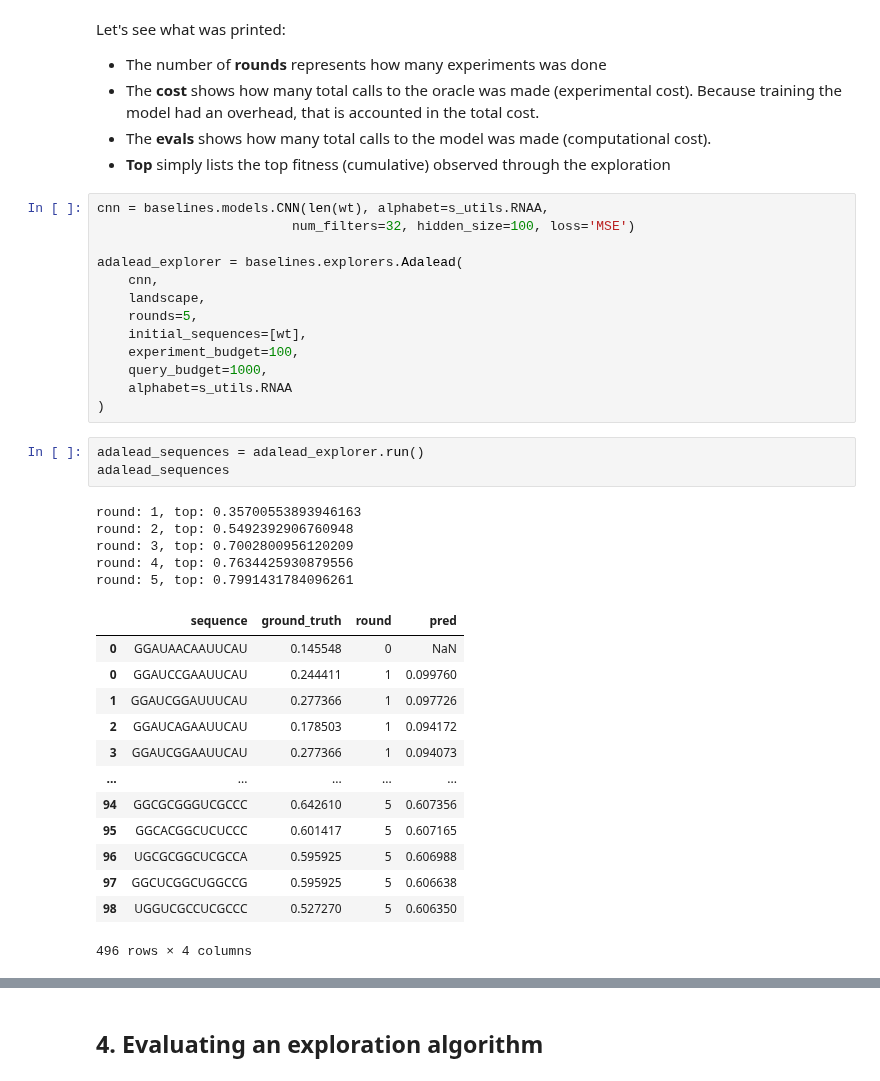
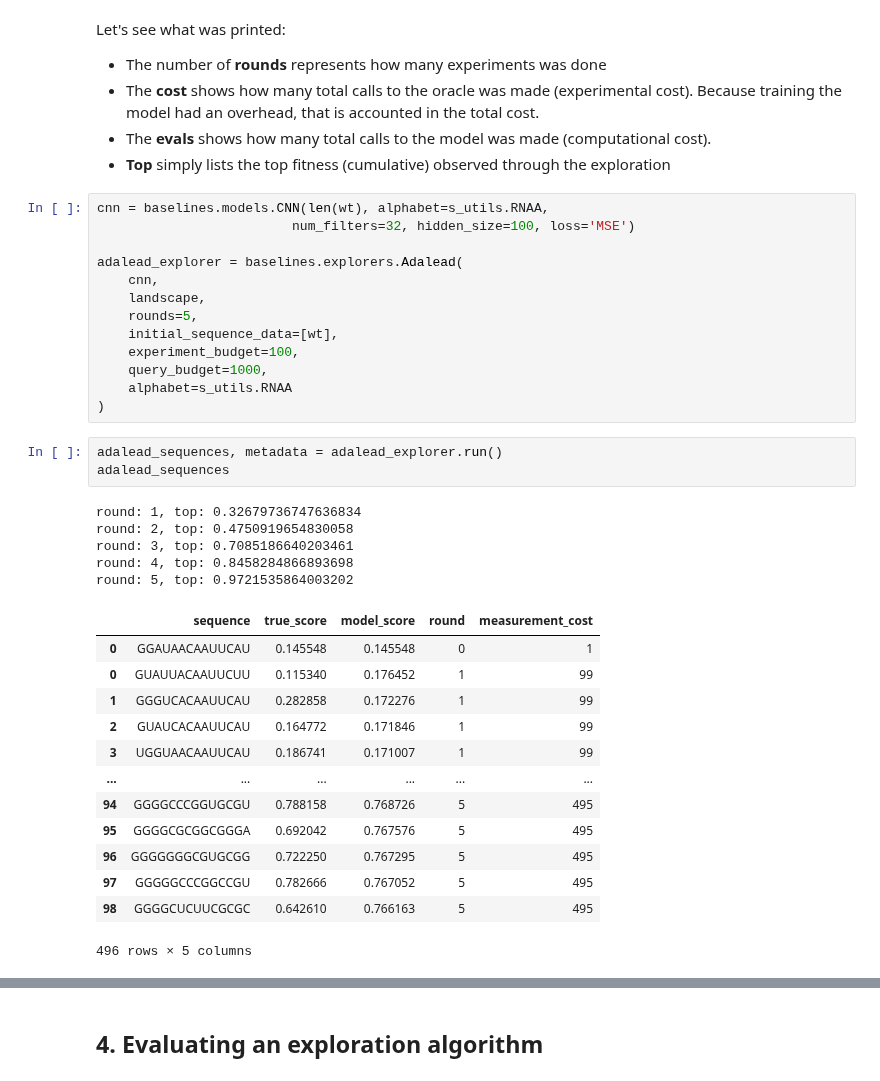
Before and after one commit to samsinai/FLEXS, a Jupyter notebook: examples/Tutorial.ipynb, the cells around one changed output, grey strips where cells are left out. Saved outputs shown, nothing was run; the diff lists cells and outputs as text.

```diff
--- a/examples/Tutorial.ipynb
+++ b/examples/Tutorial.ipynb
@@ -319,33 +336,33 @@ adalead_explorer = baselines.explorers.Adalead(
     cnn,
     landscape,
     rounds=5,
-    initial_sequences=[wt],
+    initial_sequence_data=[wt],
     experiment_budget=100,
     query_budget=1000,
     alphabet=s_utils.RNAA
 )
 # %%
-adalead_sequences = adalead_explorer.run()
+adalead_sequences, metadata = adalead_explorer.run()
 adalead_sequences
 # %% [output]
-round: 1, top: 0.35700553893946163
-round: 2, top: 0.5492392906760948
-round: 3, top: 0.7002800956120209
-round: 4, top: 0.7634425930879556
-round: 5, top: 0.7991431784096261
+round: 1, top: 0.32679736747636834
+round: 2, top: 0.4750919654830058
+round: 3, top: 0.7085186640203461
+round: 4, top: 0.8458284866893698
+round: 5, top: 0.9721535864003202
-|  | sequence | ground_truth | round | pred |
-| 0 | GGAUAACAAUUCAU | 0.145548 | 0 | NaN |
-| 0 | GGAUCCGAAUUCAU | 0.244411 | 1 | 0.099760 |
-| 1 | GGAUCGGAUUUCAU | 0.277366 | 1 | 0.097726 |
-| 2 | GGAUCAGAAUUCAU | 0.178503 | 1 | 0.094172 |
-| 3 | GGAUCGGAAUUCAU | 0.277366 | 1 | 0.094073 |
-| ... | ... | ... | ... | ... |
-| 94 | GGCGCGGGUCGCCC | 0.642610 | 5 | 0.607356 |
-| 95 | GGCACGGCUCUCCC | 0.601417 | 5 | 0.607165 |
-| 96 | UGCGCGGCUCGCCA | 0.595925 | 5 | 0.606988 |
-| 97 | GGCUCGGCUGGCCG | 0.595925 | 5 | 0.606638 |
-| 98 | UGGUCGCCUCGCCC | 0.527270 | 5 | 0.606350 |
+|  | sequence | true_score | model_score | round | measurement_cost |
+| 0 | GGAUAACAAUUCAU | 0.145548 | 0.145548 | 0 | 1 |
+| 0 | GUAUUACAAUUCUU | 0.115340 | 0.176452 | 1 | 99 |
+| 1 | GGGUCACAAUUCAU | 0.282858 | 0.172276 | 1 | 99 |
+| 2 | GUAUCACAAUUCAU | 0.164772 | 0.171846 | 1 | 99 |
+| 3 | UGGUAACAAUUCAU | 0.186741 | 0.171007 | 1 | 99 |
+| ... | ... | ... | ... | ... | ... |
+| 94 | GGGGCCCGGUGCGU | 0.788158 | 0.768726 | 5 | 495 |
+| 95 | GGGGCGCGGCGGGA | 0.692042 | 0.767576 | 5 | 495 |
+| 96 | GGGGGGGCGUGCGG | 0.722250 | 0.767295 | 5 | 495 |
+| 97 | GGGGGCCCGGCCGU | 0.782666 | 0.767052 | 5 | 495 |
+| 98 | GGGGCUCUUCGCGC | 0.642610 | 0.766163 | 5 | 495 |
-496 rows × 4 columns
+496 rows × 5 columns
 # %%
 def cumulative_max_per_round(sequences):
     num_rounds = sequences['round'].max() + 1
```
Also changed, not shown: parts of 16 cells of this notebook, 13 other files.
